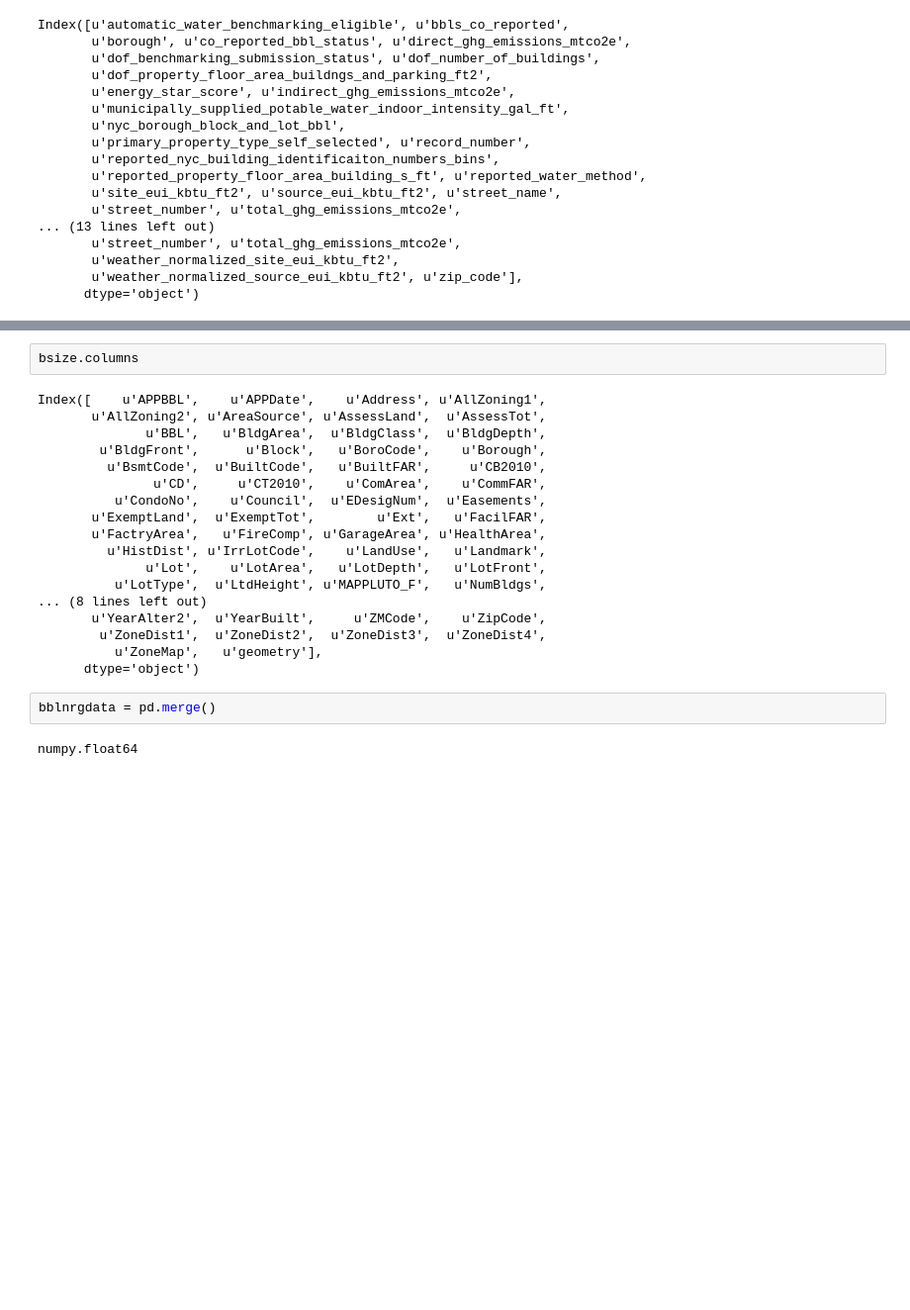
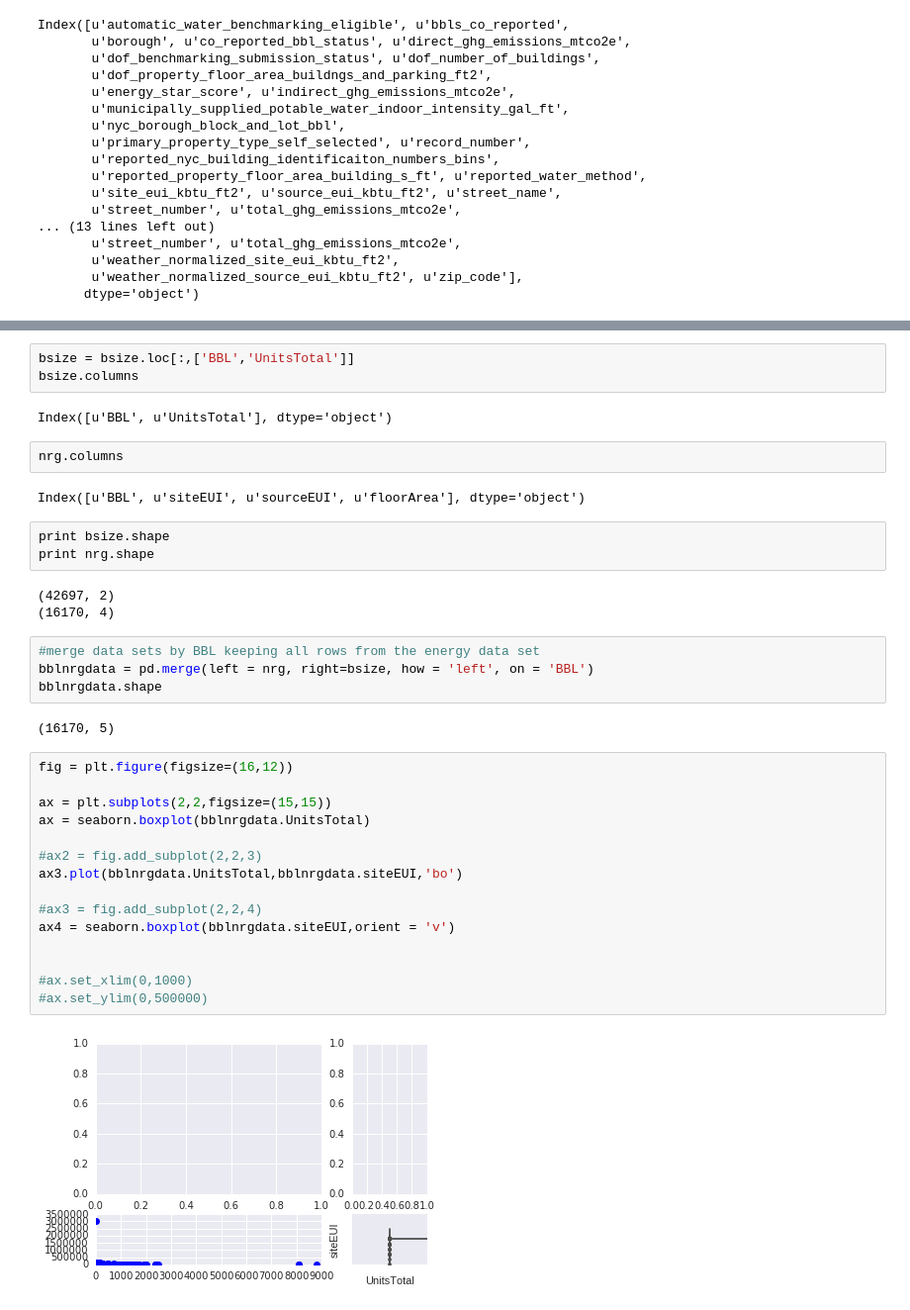
Before and after one commit to alephcero/PUI2016_fdg224, a Jupyter notebook: HW6_fdg224/HW6_1_fdg224.ipynb, the cells around one changed output, grey strips where cells are left out. Shown at 99% size. Saved outputs shown, nothing was run; the diff lists cells and outputs as text; blank space fills up the shorter version.

Commit message:
merge done

```diff
--- a/HW6_fdg224/HW6_1_fdg224.ipynb
+++ b/HW6_fdg224/HW6_1_fdg224.ipynb
@@ -121,24 +110,38 @@ ValueError: zero-size array to reduction operation minimum which has no identity
+# %%
+bsize = bsize.loc[:,['BBL','UnitsTotal']]
+bsize.columns
+# %% [output]
+Index([u'BBL', u'UnitsTotal'], dtype='object')
 # %%
-bsize.columns
+nrg.columns
 # %% [output]
-Index([    u'APPBBL',    u'APPDate',    u'Address', u'AllZoning1',
-       u'AllZoning2', u'AreaSource', u'AssessLand',  u'AssessTot',
-              u'BBL',   u'BldgArea',  u'BldgClass',  u'BldgDepth',
-        u'BldgFront',      u'Block',   u'BoroCode',    u'Borough',
-         u'BsmtCode',  u'BuiltCode',   u'BuiltFAR',     u'CB2010',
-               u'CD',     u'CT2010',    u'ComArea',    u'CommFAR',
-          u'CondoNo',    u'Council',  u'EDesigNum',  u'Easements',
-       u'ExemptLand',  u'ExemptTot',        u'Ext',   u'FacilFAR',
-       u'FactryArea',   u'FireComp', u'GarageArea', u'HealthArea',
-         u'HistDist', u'IrrLotCode',    u'LandUse',   u'Landmark',
-              u'Lot',    u'LotArea',   u'LotDepth',   u'LotFront',
-          u'LotType',  u'LtdHeight', u'MAPPLUTO_F',   u'NumBldgs',
-... (8 lines left out)
-       u'YearAlter2',  u'YearBuilt',     u'ZMCode',    u'ZipCode',
-        u'ZoneDist1',  u'ZoneDist2',  u'ZoneDist3',  u'ZoneDist4',
-          u'ZoneMap',   u'geometry'],
-      dtype='object')
+Index([u'BBL', u'siteEUI', u'sourceEUI', u'floorArea'], dtype='object')
-# %%
-bblnrgdata = pd.merge()
-# %% [output]
-numpy.float64
+# %%
+print bsize.shape
+print nrg.shape
+# %% [output]
+(42697, 2)
+(16170, 4)
+# %%
+#merge data sets by BBL keeping all rows from the energy data set
+bblnrgdata = pd.merge(left = nrg, right=bsize, how = 'left', on = 'BBL')
+bblnrgdata.shape
+# %% [output]
+(16170, 5)
+# %%
+fig = plt.figure(figsize=(16,12))
+
+ax = plt.subplots(2,2,figsize=(15,15))
+ax = seaborn.boxplot(bblnrgdata.UnitsTotal)
+
+#ax2 = fig.add_subplot(2,2,3)
+ax3.plot(bblnrgdata.UnitsTotal,bblnrgdata.siteEUI,'bo')
+
+#ax3 = fig.add_subplot(2,2,4)
+ax4 = seaborn.boxplot(bblnrgdata.siteEUI,orient = 'v')
+
+
+#ax.set_xlim(0,1000)
+#ax.set_ylim(0,500000)
+# %% [output]
+[figure, added]
```
Also changed, not shown: parts of 11 cells of this notebook.
